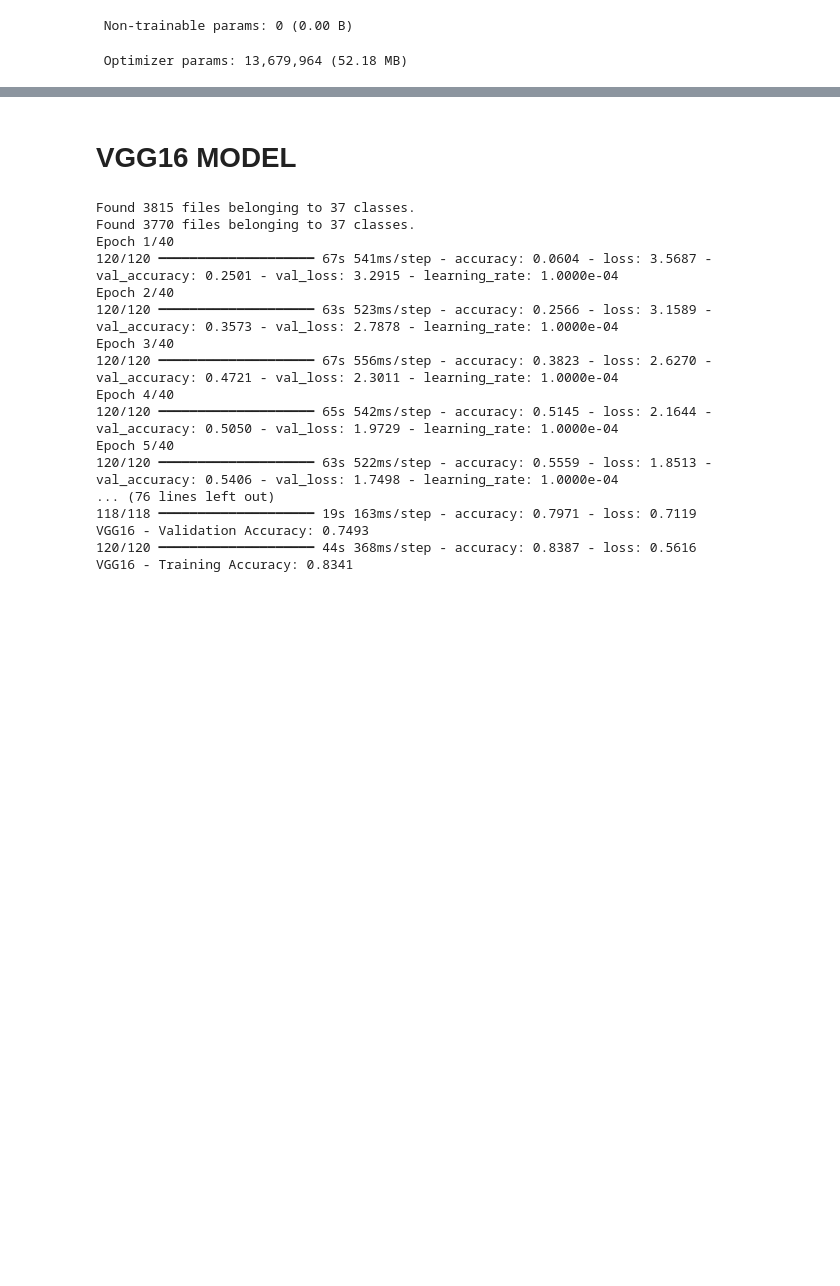
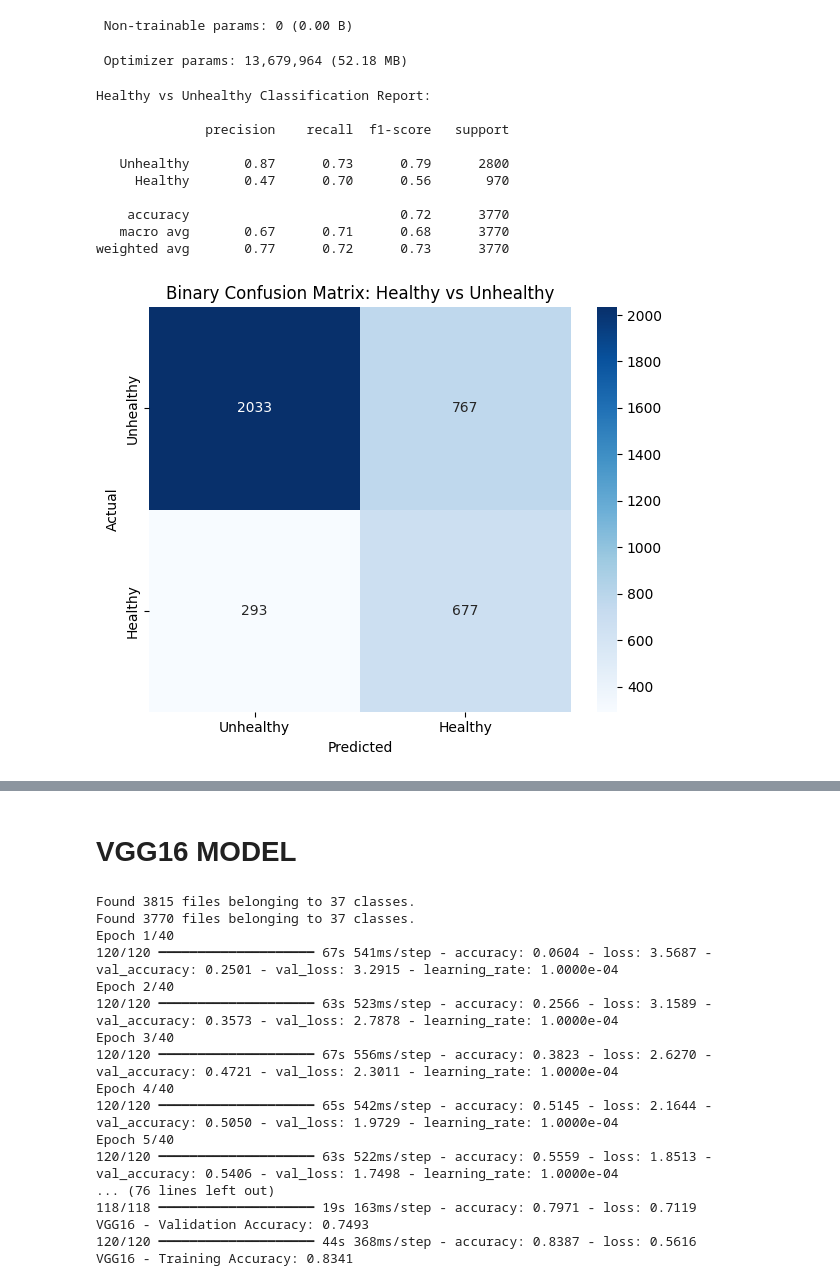
Before and after one commit to CHENNURUHARISH/PLANT-LEAF-DISEASE-DETECTION, a Jupyter notebook: FINAL_DRAFT_CNN.ipynb, the cells around one changed output, grey strips where cells are left out. Drawn from its saved outputs; the diff is of its cells as text; code cells hidden in the pictures; blank space fills up the shorter version.

```diff
--- a/FINAL_DRAFT_CNN.ipynb
+++ b/FINAL_DRAFT_CNN.ipynb
@@ -8,7 +8,6 @@ import seaborn as sns
 from tensorflow.keras.layers import RandomFlip, RandomRotation, RandomZoom, Rescaling
 from tensorflow.keras.layers import Dense, Conv2D, MaxPool2D, Flatten, Dropout
 from tensorflow.keras.models import Sequential
-
 import os
 
 # Data Augmentation & Normalization
@@ -17,9 +16,8 @@ data_augmentation = tf.keras.Sequential([
     RandomFlip("horizontal"),  # Flip images randomly
     RandomRotation(0.2),       # Rotate images randomly
     RandomZoom(0.2),           # Zoom randomly
-    # RandomBrightness(0.2),      # Randomly adjust brightness by 20%
-    # RandomContrast(0.2),        # Randomly adjust contrast by 20%
-
+    RandomBrightness(0.2),      # Randomly adjust brightness by 20%
+    RandomContrast(0.2),        # Randomly adjust contrast by 20%
 
 ])
 
@@ -42,7 +40,7 @@ valid_dataset = tf.keras.utils.image_dataset_from_directory(
     label_mode="categorical",
     batch_size=32,
     image_size=(128, 128),
-    shuffle=True
+    shuffle=False
 )
 
 # Store class names before applying the map function
@@ -195,3 +193,40 @@ Model: "sequential_10"
  Trainable params: 6,839,981 (26.09 MB)
  Non-trainable params: 0 (0.00 B)
  Optimizer params: 13,679,964 (52.18 MB)
+# %%
+from sklearn.metrics import classification_report, confusion_matrix
+# --- Define Healthy Classes (based on name) ---
+healthy_classes = [cls for cls in class_names if 'healthy' in cls.lower()]
+healthy_class_indices = [class_names.index(cls) for cls in healthy_classes]
+
+# --- Convert to Binary Labels ---
+y_true_binary = [1 if label in healthy_class_indices else 0 for label in Y_true.numpy()]
+y_pred_binary = [1 if label in healthy_class_indices else 0 for label in predicted_categories.numpy()]
+
+# --- Classification Report ---
+print("Healthy vs Unhealthy Classification Report:\n")
+print(classification_report(y_true_binary, y_pred_binary, target_names=["Unhealthy", "Healthy"]))
+
+# --- Confusion Matrix ---
+cm = confusion_matrix(y_true_binary, y_pred_binary)
+plt.figure(figsize=(6, 5))
+sns.heatmap(cm, annot=True, fmt='d', cmap='Blues',
+            xticklabels=["Unhealthy", "Healthy"],
+            yticklabels=["Unhealthy", "Healthy"])
+plt.xlabel("Predicted")
+plt.ylabel("Actual")
+plt.title("Binary Confusion Matrix: Healthy vs Unhealthy")
+plt.tight_layout()
+plt.show()
+# %% [output]
+Healthy vs Unhealthy Classification Report:
+
+              precision    recall  f1-score   support
+
+   Unhealthy       0.87      0.73      0.79      2800
+     Healthy       0.47      0.70      0.56       970
+
+    accuracy                           0.72      3770
+   macro avg       0.67      0.71      0.68      3770
+weighted avg       0.77      0.72      0.73      3770
+[figure, added]
```
Also changed, not shown: parts of 13 cells of this notebook.
